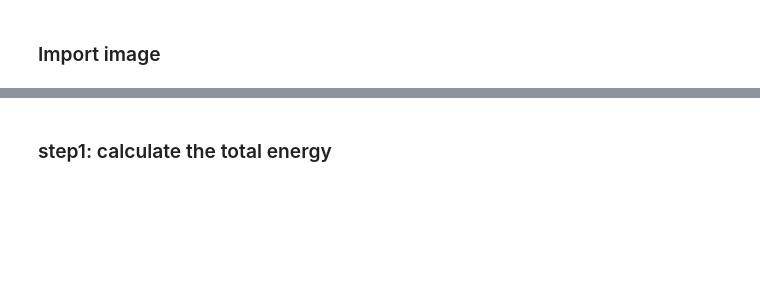
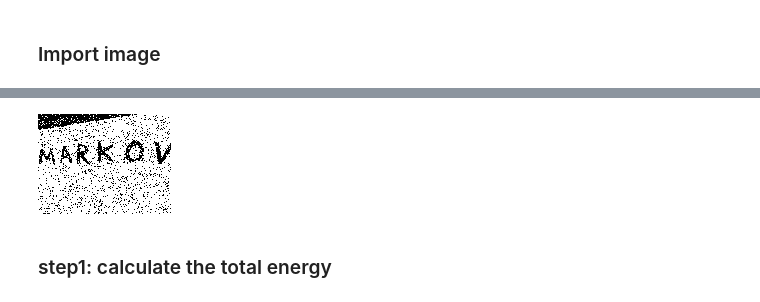
Before and after one commit to MarcoGorelli/Marco-explains-Markov, a Jupyter notebook: Markov random fields.ipynb, the cells around one changed output, grey strips where cells are left out. Drawn from its saved outputs; the diff is of its cells as text; code cells hidden in the pictures; blank space fills up the shorter version.

```diff
--- a/Markov random fields.ipynb
+++ b/Markov random fields.ipynb
@@ -43,3 +52,7 @@ plt.imshow(y)
+# %%
+transforms.ToPILImage()(transforms.ToTensor()(y))
+# %% [output]
+[figure, added]
 # %% [markdown]
 ### step1: calculate the total energy
 # %%
```
Also changed, not shown: parts of 11 cells of this notebook.
